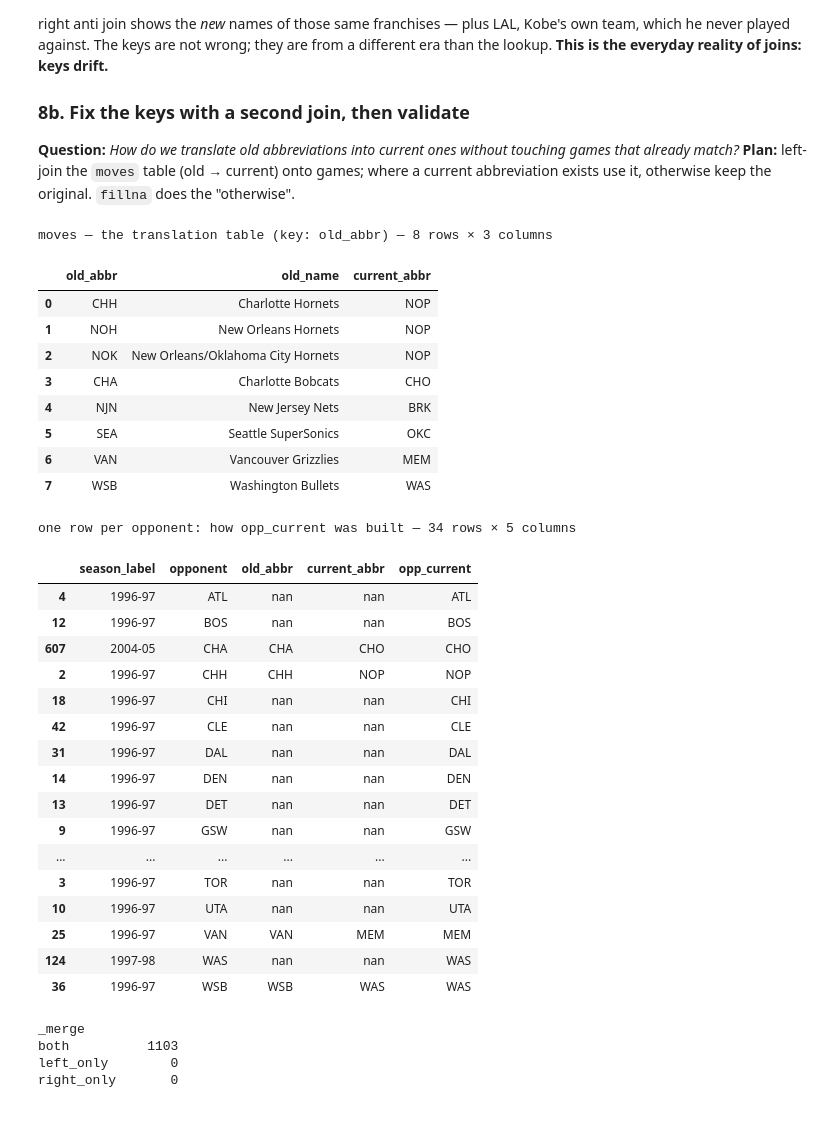
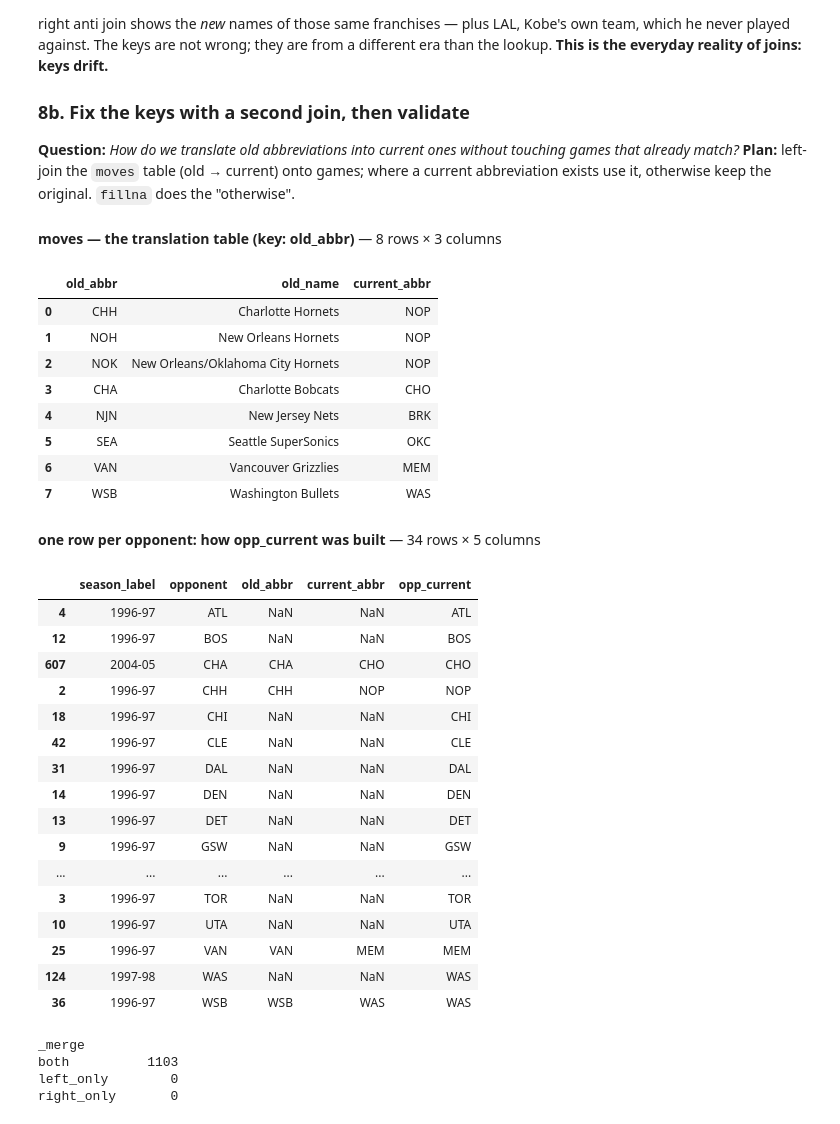
Before and after one commit to gato365/gsb5544_instructor_learn_prep, a Jupyter notebook: assignments/practice_activities/week_3/joining_and_merging/GSB5544_Topic_3_1_Joining_and_Merging-extended.ipynb, the cells around one changed output. Cells and saved outputs as stored; diff of their text form; code cells hidden in the pictures.

```diff
--- a/assignments/practice_activities/week_3/joining_and_merging/GSB5544_Topic_3_1_Joining_and_Merging-extended.ipynb
+++ b/assignments/practice_activities/week_3/joining_and_merging/GSB5544_Topic_3_1_Joining_and_Merging-extended.ipynb
@@ -767,44 +672,41 @@ teams Kobe never faced under these keys (right anti join) — 4 rows × 5 column
 **Question:** *How do we translate old abbreviations into current ones without touching games that already match?*
 **Plan:** left-join the `moves` table (old → current) onto games; where a current abbreviation exists use it, otherwise keep the original. `fillna` does the "otherwise".
 # %%
-show(moves[["old_abbr", "old_name", "current_abbr"]], "moves — the translation table (key: old_abbr)", "orange", key="old_abbr", rows=8)
+show(moves[["old_abbr", "old_name", "current_abbr"]], "moves — the translation table (key: old_abbr)", rows=8)
 
 step = games.merge(moves[["old_abbr", "current_abbr"]], left_on="opponent", right_on="old_abbr", how="left")
 step["opp_current"] = step["current_abbr"].fillna(step["opponent"])
-show(step[["season_label", "opponent", "old_abbr", "current_abbr", "opp_current"]].drop_duplicates("opponent").sort_values("opponent"),
-     "one row per opponent: how opp_current was built", "purple",
-     sources={"season_label": "blue", "opponent": "green", "old_abbr": "green", "current_abbr": "orange", "opp_current": "yellow"},
-     key=["opponent", "old_abbr"], rows=34)
+show(step[["season_label", "opponent", "old_abbr", "current_abbr", "opp_current"]].drop_duplicates("opponent").sort_values("opponent"), "one row per opponent: how opp_current was built", rows=34)
 
 games = step.drop(columns=["old_abbr", "current_abbr"])
 # %% [output]
-moves — the translation table (key: old_abbr) — 8 rows × 3 columns
+**moves — the translation table (key: old_abbr)** — 8 rows × 3 columns
 |  | old_abbr | old_name | current_abbr |
 | 0 | CHH | Charlotte Hornets | NOP |
 | 1 | NOH | New Orleans Hornets | NOP |
 | 2 | NOK | New Orleans/Oklahoma City Hornets | NOP |
 | 3 | CHA | Charlotte Bobcats | CHO |
 | 4 | NJN | New Jersey Nets | BRK |
 | 5 | SEA | Seattle SuperSonics | OKC |
 | 6 | VAN | Vancouver Grizzlies | MEM |
 | 7 | WSB | Washington Bullets | WAS |
-one row per opponent: how opp_current was built — 34 rows × 5 columns
+**one row per opponent: how opp_current was built** — 34 rows × 5 columns
 |  | season_label | opponent | old_abbr | current_abbr | opp_current |
-| 4 | 1996-97 | ATL | nan | nan | ATL |
-| 12 | 1996-97 | BOS | nan | nan | BOS |
+| 4 | 1996-97 | ATL | NaN | NaN | ATL |
+| 12 | 1996-97 | BOS | NaN | NaN | BOS |
 | 607 | 2004-05 | CHA | CHA | CHO | CHO |
 | 2 | 1996-97 | CHH | CHH | NOP | NOP |
-| 18 | 1996-97 | CHI | nan | nan | CHI |
-| 42 | 1996-97 | CLE | nan | nan | CLE |
-| 31 | 1996-97 | DAL | nan | nan | DAL |
-| 14 | 1996-97 | DEN | nan | nan | DEN |
-| 13 | 1996-97 | DET | nan | nan | DET |
-| 9 | 1996-97 | GSW | nan | nan | GSW |
+| 18 | 1996-97 | CHI | NaN | NaN | CHI |
+| 42 | 1996-97 | CLE | NaN | NaN | CLE |
+| 31 | 1996-97 | DAL | NaN | NaN | DAL |
+| 14 | 1996-97 | DEN | NaN | NaN | DEN |
+| 13 | 1996-97 | DET | NaN | NaN | DET |
+| 9 | 1996-97 | GSW | NaN | NaN | GSW |
 | ... | ... | ... | ... | ... | ... |
-| 3 | 1996-97 | TOR | nan | nan | TOR |
-| 10 | 1996-97 | UTA | nan | nan | UTA |
+| 3 | 1996-97 | TOR | NaN | NaN | TOR |
+| 10 | 1996-97 | UTA | NaN | NaN | UTA |
 | 25 | 1996-97 | VAN | VAN | MEM | MEM |
-| 124 | 1997-98 | WAS | nan | nan | WAS |
+| 124 | 1997-98 | WAS | NaN | NaN | WAS |
 | 36 | 1996-97 | WSB | WSB | WAS | WAS |
 # %%
 joined = games.merge(teams, left_on="opp_current", right_on="abbr", how="left",
```
Also changed, not shown: parts of 38 cells of this notebook, 9 other files.
